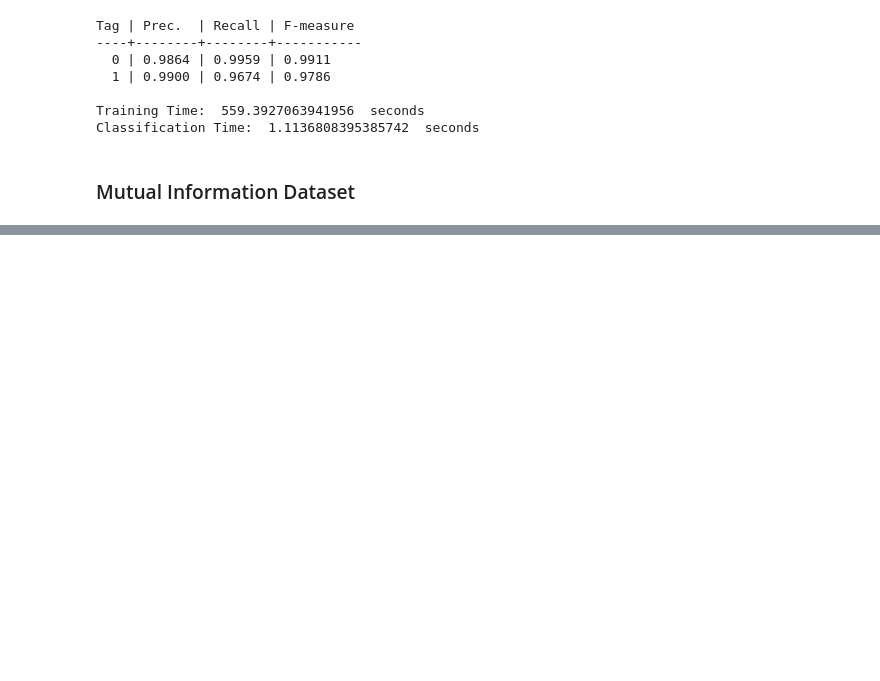
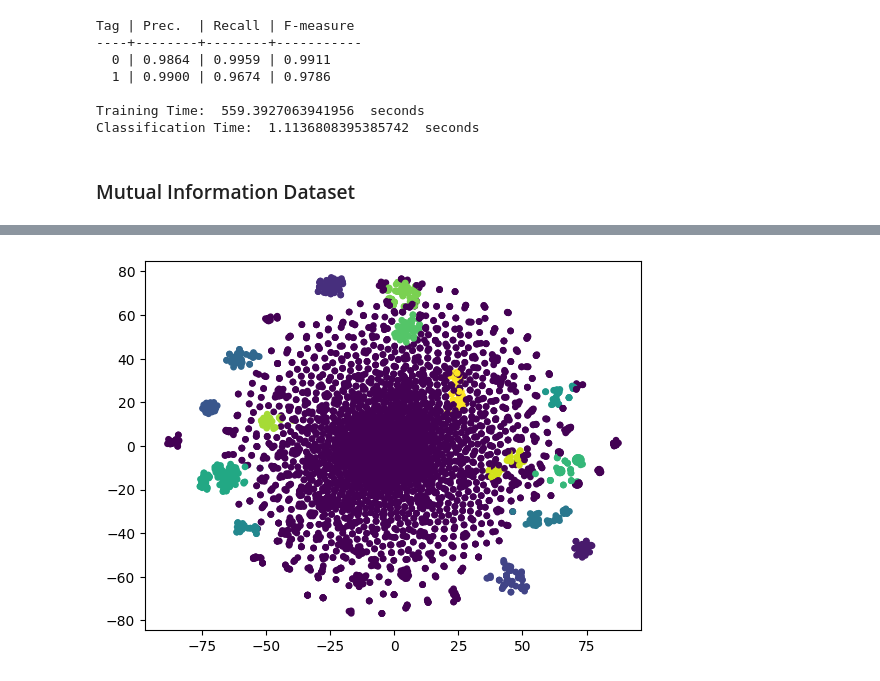
Before and after one commit to Lukirby/Spam-Detector-NLP, a Jupyter notebook: spam_detector.ipynb, the cells around one changed output, grey strips where cells are left out. Cells and saved outputs as stored; diff of their text form; code cells hidden in the pictures; blank space fills up the shorter version.

```diff
--- a/spam_detector.ipynb
+++ b/spam_detector.ipynb
@@ -492,0 +624,8 @@ print("Classification Time: ",end_predict-start_predict," seconds")
+# %%
+hdbscan = HDBSCAN(min_cluster_size=30,max_cluster_size=200)
+
+clusters = hdbscan.fit_predict(X_tsne)
+
+plot_components(X_tsne,clusters)
+# %% [output]
+[figure, added]
```
Also changed, not shown: parts of 15 cells of this notebook.
